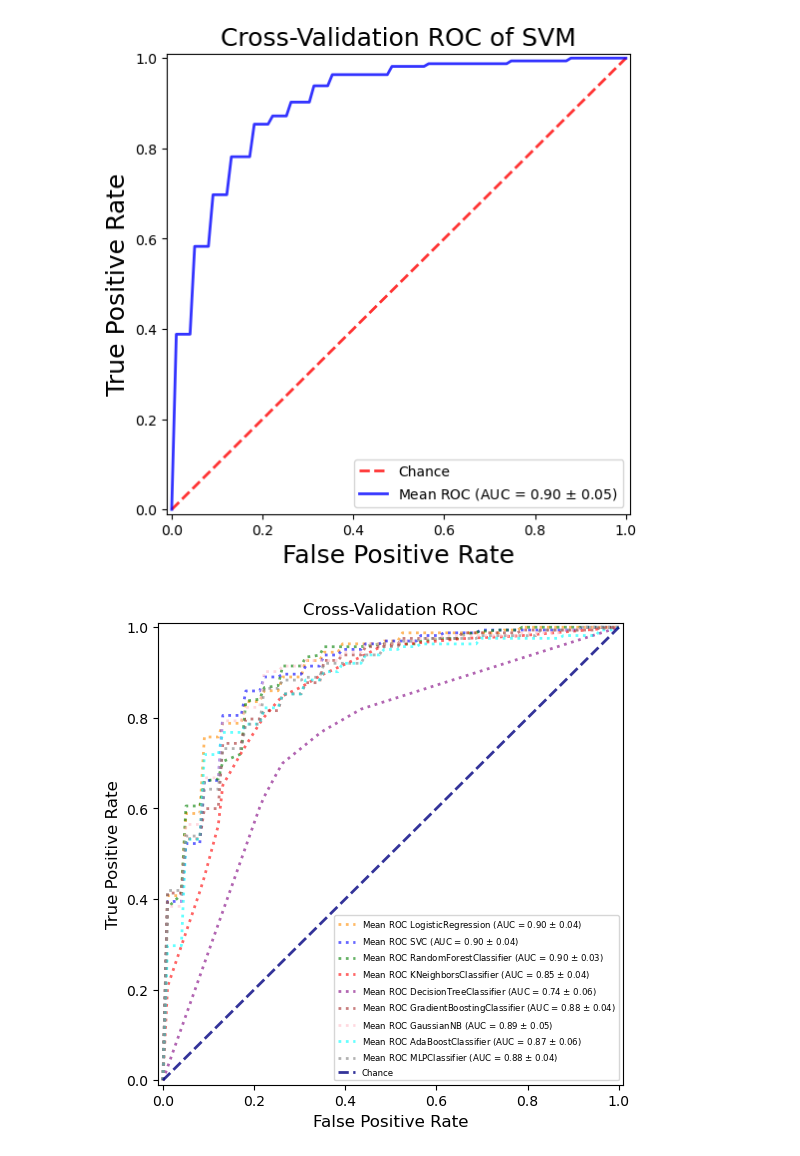
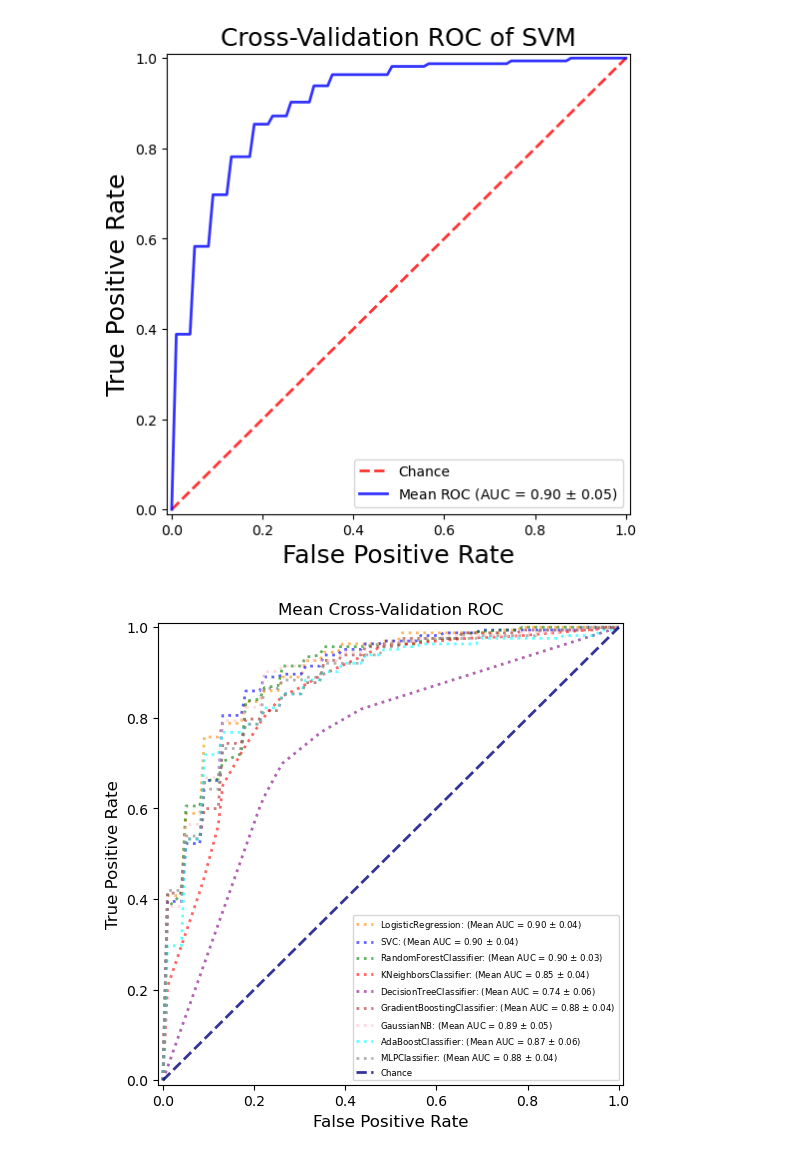
Before and after one commit to gildex174/IC, a Jupyter notebook: 04_roc_curve.ipynb, the cells around one changed output. Cells and saved outputs as stored; diff of their text form; code cells hidden in the pictures.

```diff
--- a/04_roc_curve.ipynb
+++ b/04_roc_curve.ipynb
@@ -298,36 +273,33 @@ for i, alg_name in enumerate(alg_names):
 
     for (train, test) in cv.split(X, y):
         probas_ = model.fit(X[train], y[train]).predict_proba(X[test])
         fpr, tpr, thresholds = roc_curve(y[test], probas_[:, 1])
         tprs.append(np.interp(mean_fpr, fpr, tpr))
         tprs[-1][0] = 0.0
         roc_auc = auc(fpr, tpr)
         aucs.append(roc_auc)
 
-
-
-
     mean_tpr = np.mean(tprs, axis=0)
     mean_tpr[-1] = 1.0
     mean_auc = auc(mean_fpr, mean_tpr)
     std_auc = np.std(aucs)
     plt.plot(mean_fpr, mean_tpr, color=cores[i],
-            label=f'Mean ROC {alg_name} (AUC = {mean_auc:0.2f} $\pm$ {std_auc:0.2f})',
+            label=f'{alg_name}: (Mean AUC = {mean_auc:0.2f} $\pm$ {std_auc:0.2f})',
             lw=2,
             alpha=.6,
             linestyle=':')
 
 plt.plot([0, 1], [0, 1], linestyle='--', lw=2, color='navy',
             label='Chance', alpha=.8)
 plt.xlim([-0.01, 1.01])
 plt.ylim([-0.01, 1.01])
 plt.xlabel('False Positive Rate', fontsize=12)
 plt.ylabel('True Positive Rate', fontsize=12)
-plt.title('Cross-Validation ROC', fontsize=12)
+plt.title('Mean Cross-Validation ROC', fontsize=12)
 
 legend = plt.legend(loc="lower right", prop={'size': 6.2})
 legend.get_frame().set_facecolor('white')
 
 plt.show()
 # %% [output]
-[figure, old version]
+[figure, new version]
```
Also changed, not shown: parts of 3 cells of this notebook.
